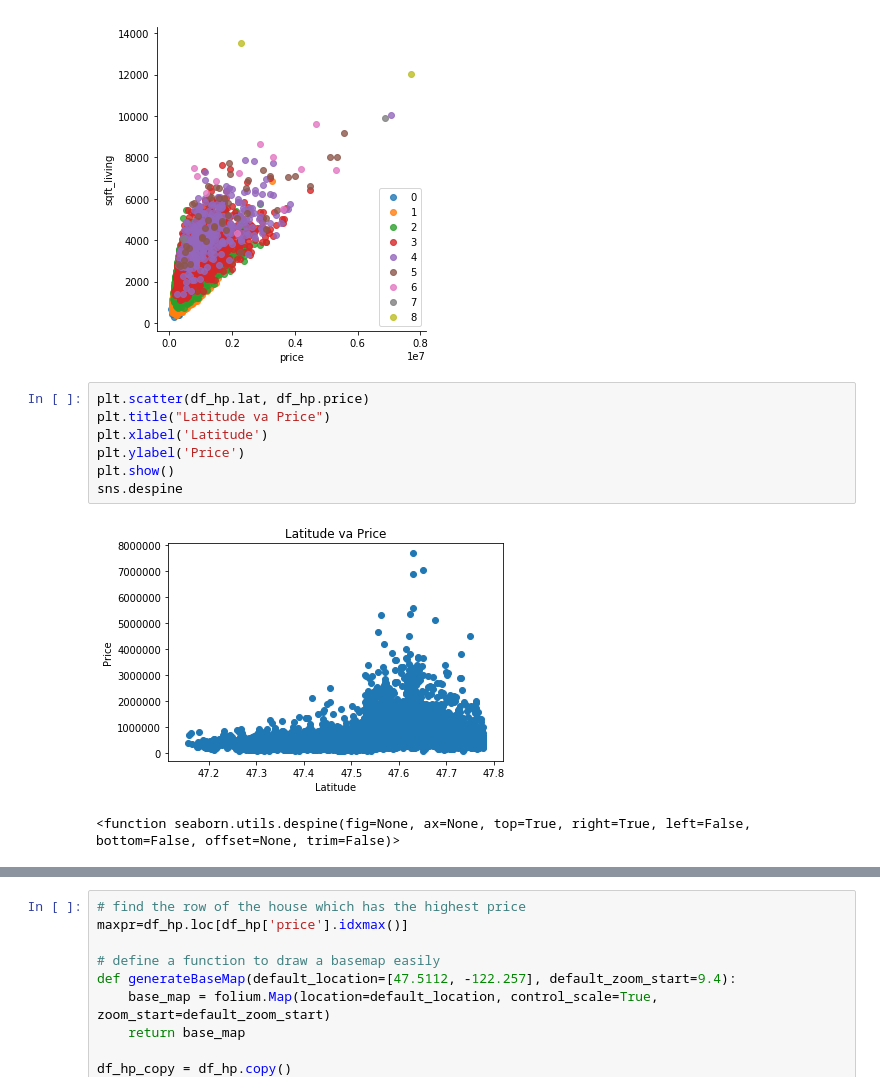
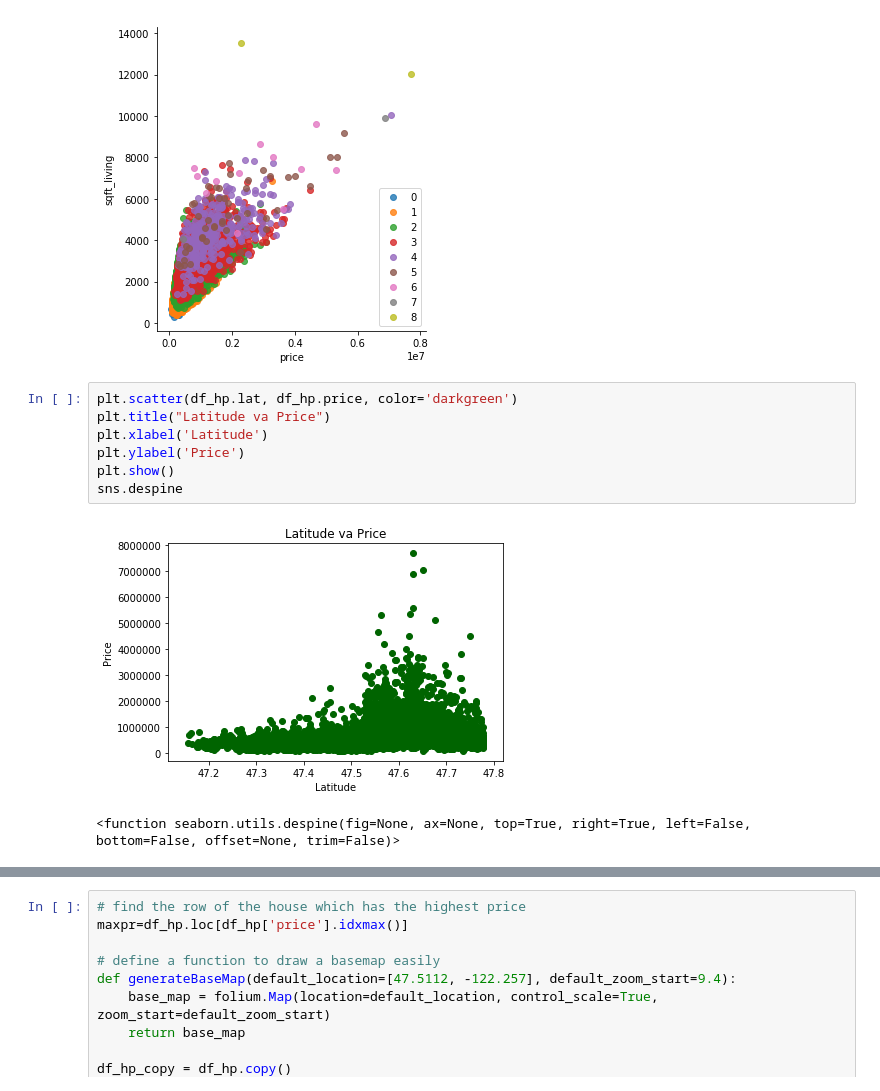
Before and after one commit to OliviaWan56/House-Price-Prediction-in-King-County, a Jupyter notebook: King House Price Prediction_rwan929.ipynb, the cells around one changed output, grey strips where cells are left out. Saved outputs shown, nothing was run; the diff lists cells and outputs as text.

```diff
--- a/King House Price Prediction_rwan929.ipynb
+++ b/King House Price Prediction_rwan929.ipynb
@@ -618,13 +547,13 @@ plt.legend(loc='lower right')
 <matplotlib.legend.Legend at 0x...>
 [figure]
 # %%
-plt.scatter(df_hp.lat, df_hp.price)
+plt.scatter(df_hp.lat, df_hp.price, color='darkgreen')
 plt.title("Latitude va Price")
 plt.xlabel('Latitude')
 plt.ylabel('Price')
 plt.show()
 sns.despine
 # %% [output]
-[figure, old version]
+[figure, new version]
 <function seaborn.utils.despine(fig=None, ax=None, top=True, right=True, left=False, bottom=False, offset=None, trim=False)>
 # %%
```
Also changed, not shown: parts of 48 cells of this notebook.
